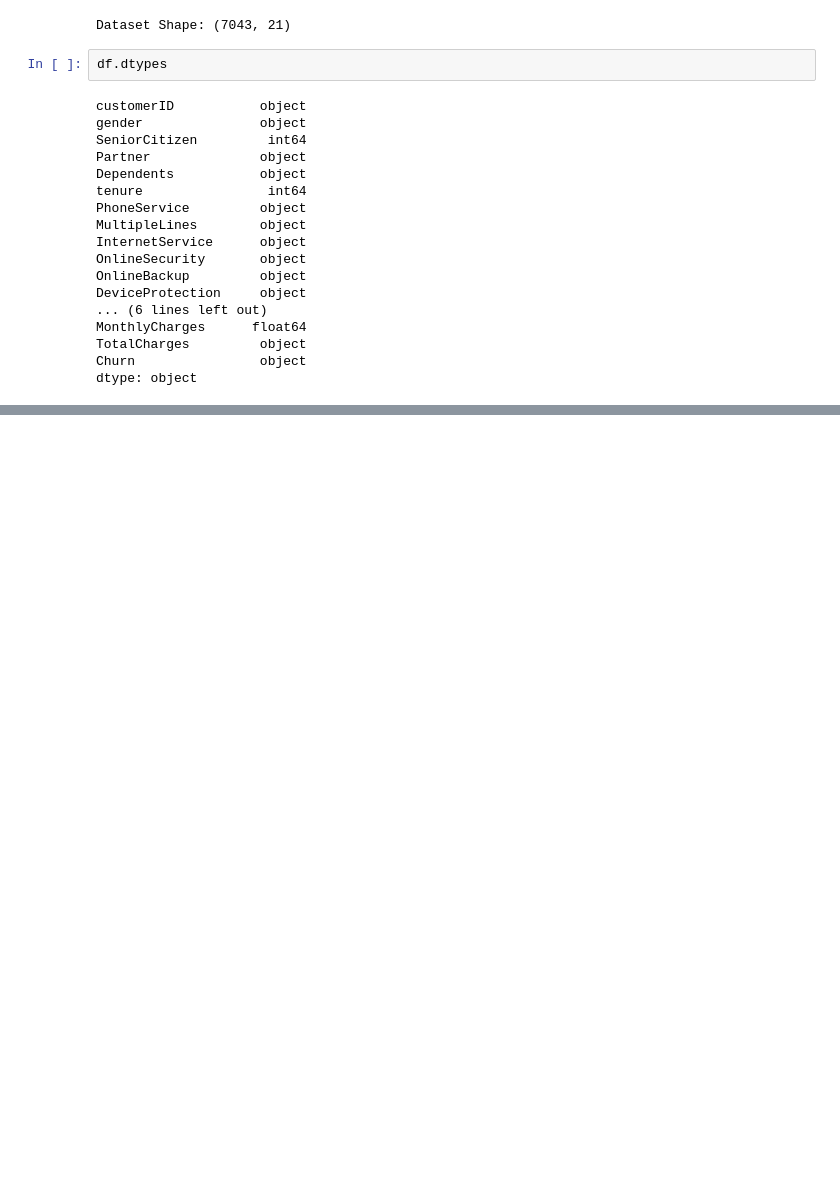
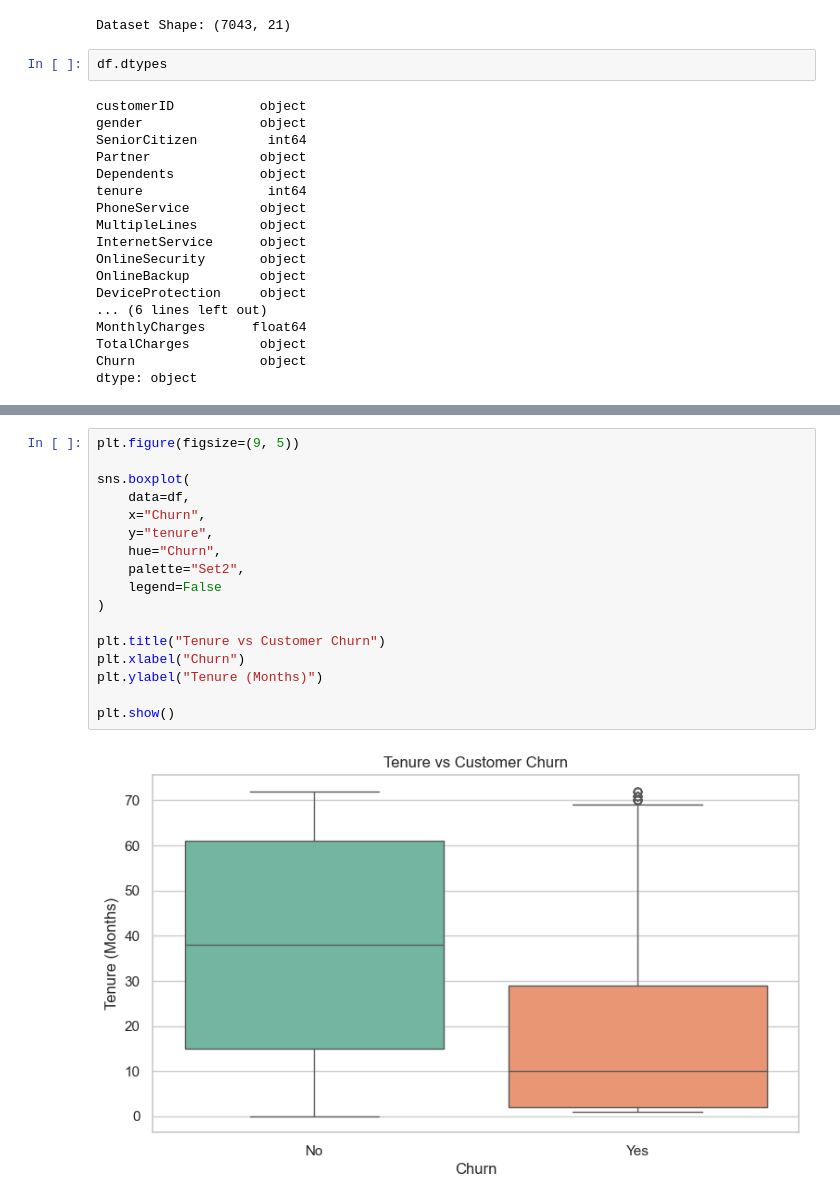
Before and after one commit to msmhtaghavi/customer-churn-prediction, a Jupyter notebook: notebooks/02_eda.ipynb, the cells around one changed output, grey strips where cells are left out. Cells and saved outputs as stored; diff of their text form; blank space fills up the shorter version.

```diff
--- a/notebooks/02_eda.ipynb
+++ b/notebooks/02_eda.ipynb
@@ -54,0 +212,19 @@ dtype: object
+# %%
+plt.figure(figsize=(9, 5))
+
+sns.boxplot(
+    data=df,
+    x="Churn",
+    y="tenure",
+    hue="Churn",
+    palette="Set2",
+    legend=False
+)
+
+plt.title("Tenure vs Customer Churn")
+plt.xlabel("Churn")
+plt.ylabel("Tenure (Months)")
+
+plt.show()
+# %% [output]
+[figure, added]
```
Also changed, not shown: parts of 11 cells of this notebook.
